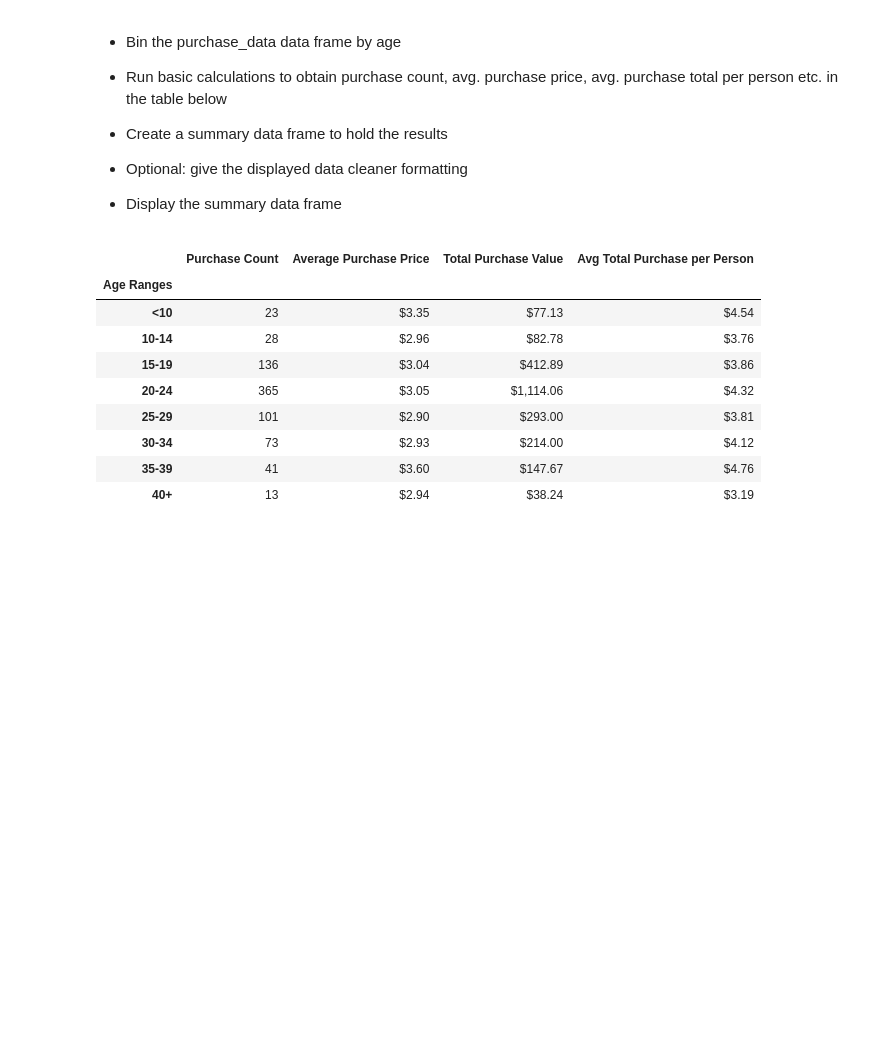
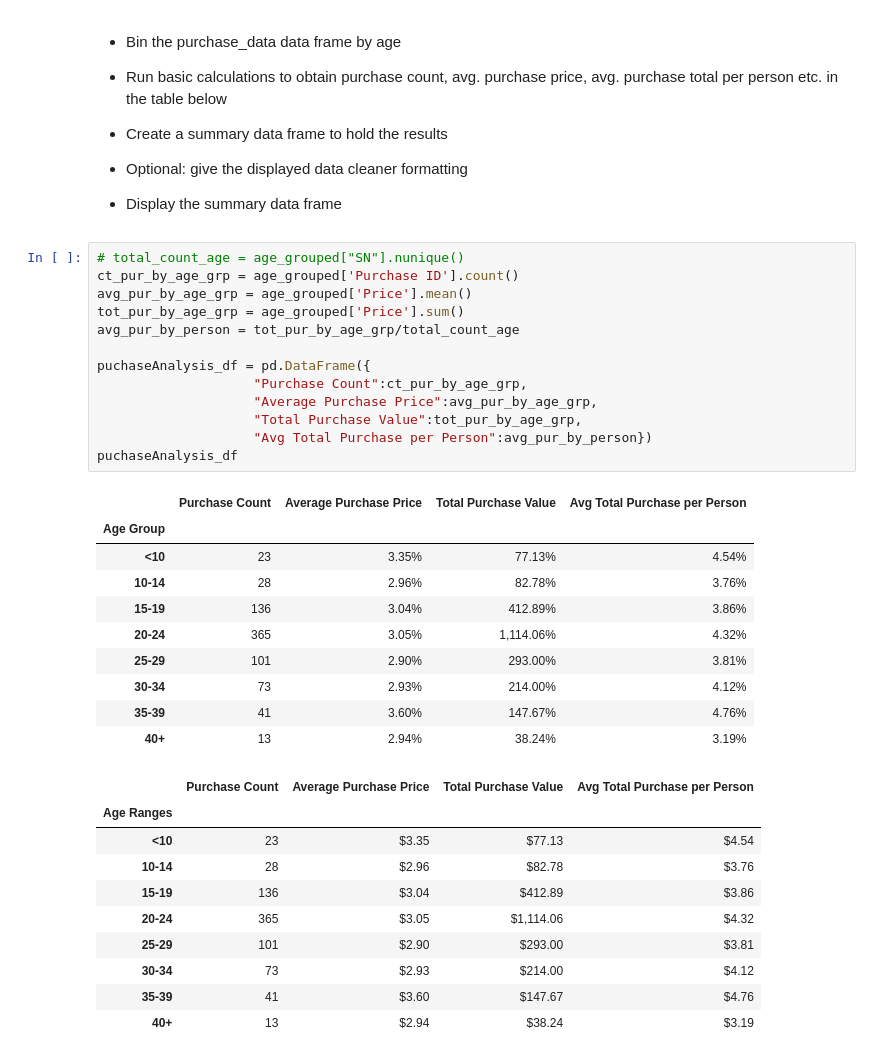
Before and after one commit to anilzown/pandas-challenge, a Jupyter notebook: HeroesOfPymoli/HeroesOfPymoli_starter.ipynb, the cells around one changed output. Cells and saved outputs as stored; diff of their text form; blank space fills up the shorter version.

```diff
--- a/HeroesOfPymoli/HeroesOfPymoli_starter.ipynb
+++ b/HeroesOfPymoli/HeroesOfPymoli_starter.ipynb
@@ -172,6 +172,30 @@ age_demographics.style.format({"Percentage of Players":"{:,.2f}%"})
 
 
 * Display the summary data frame
+# %%
+# total_count_age = age_grouped["SN"].nunique()
+ct_pur_by_age_grp = age_grouped['Purchase ID'].count()
+avg_pur_by_age_grp = age_grouped['Price'].mean()
+tot_pur_by_age_grp = age_grouped['Price'].sum()
+avg_pur_by_person = tot_pur_by_age_grp/total_count_age
+
+puchaseAnalysis_df = pd.DataFrame({
+                    "Purchase Count":ct_pur_by_age_grp,
+                    "Average Purchase Price":avg_pur_by_age_grp,
+                    "Total Purchase Value":tot_pur_by_age_grp,
+                    "Avg Total Purchase per Person":avg_pur_by_person})
+puchaseAnalysis_df
+# %% [output]
+|  | Purchase Count | Average Purchase Price | Total Purchase Value | Avg Total Purchase per Person |
+| Age Group |  |  |  |  |
+| <10 | 23 | 3.35% | 77.13% | 4.54% |
+| 10-14 | 28 | 2.96% | 82.78% | 3.76% |
+| 15-19 | 136 | 3.04% | 412.89% | 3.86% |
+| 20-24 | 365 | 3.05% | 1,114.06% | 4.32% |
+| 25-29 | 101 | 2.90% | 293.00% | 3.81% |
+| 30-34 | 73 | 2.93% | 214.00% | 4.12% |
+| 35-39 | 41 | 3.60% | 147.67% | 4.76% |
+| 40+ | 13 | 2.94% | 38.24% | 3.19% |
 # %%
 # %% [output]
 |  | Purchase Count | Average Purchase Price | Total Purchase Value | Avg Total Purchase per Person |
```
